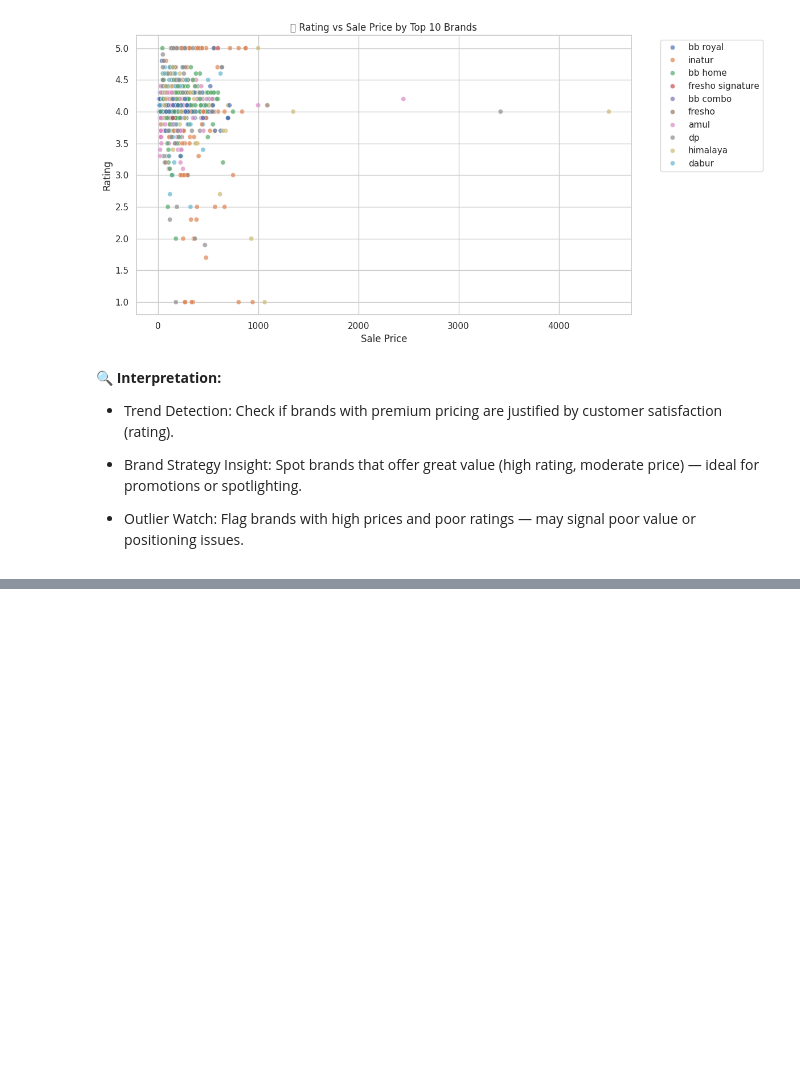
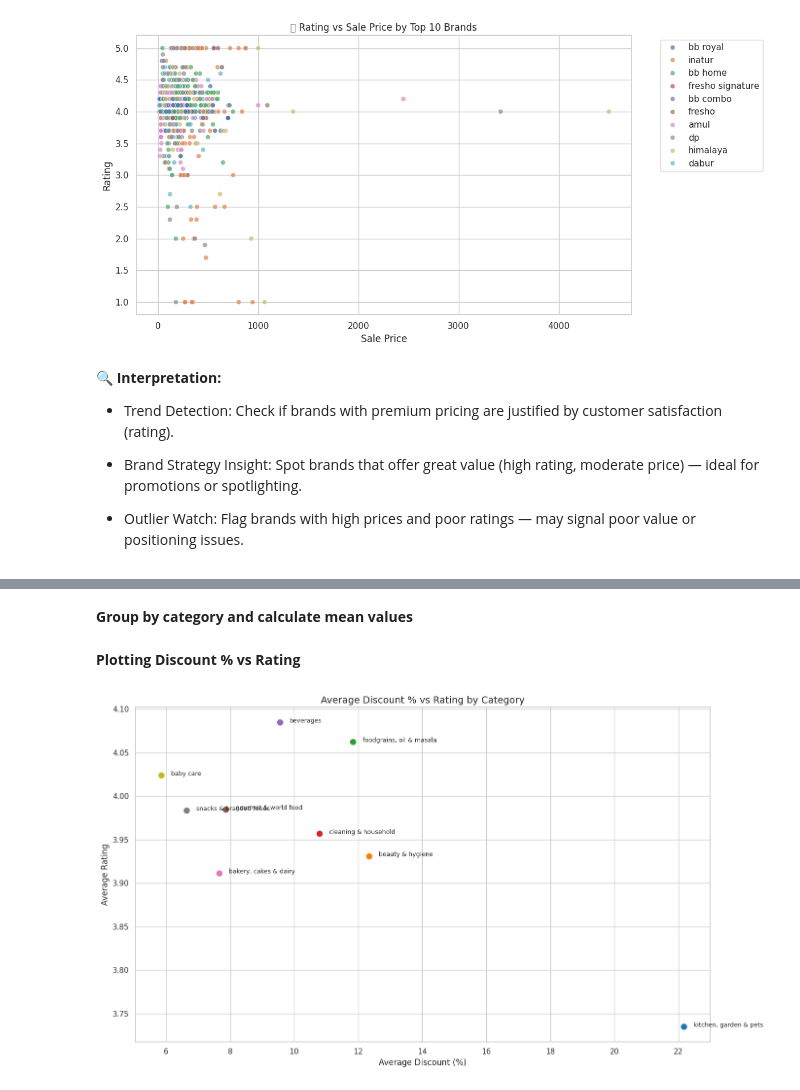
Before and after one commit to Rudrajit12/BigBasket-Product-Assortment-Optimization, a Jupyter notebook: BigBasket_Product_Assortment_Analysis.ipynb, the cells around one changed output, grey strips where cells are left out. Saved outputs shown, nothing was run; the diff lists cells and outputs as text; code cells hidden in the pictures; blank space fills up the shorter version.

```diff
--- a/BigBasket_Product_Assortment_Analysis.ipynb
+++ b/BigBasket_Product_Assortment_Analysis.ipynb
@@ -1415,0 +1495,42 @@ plt.show()
+# %% [markdown]
+**Group by category and calculate mean values**
+# %%
+# Grouping by category
+category_discount_rating = bb_df.groupby('category').agg({
+    'discount_percent': 'mean',
+    'rating': 'mean'
+}).reset_index().dropna()
+
+# Sorting for better readability in plots
+category_discount_rating.sort_values(by='discount_percent', ascending=False, inplace=True)
+# %% [markdown]
+**Plotting Discount % vs Rating**
+# %%
+plt.figure(figsize=(14, 8))
+sns.scatterplot(
+    data=category_discount_rating,
+    x='discount_percent',
+    y='rating',
+    hue='category',
+    palette='tab10',
+    s=100,
+    legend=False
+)
+
+# Annotate points with category names
+for i in range(category_discount_rating.shape[0]):
+    plt.text(
+        x=category_discount_rating['discount_percent'].iloc[i] + 0.3,
+        y=category_discount_rating['rating'].iloc[i],
+        s=category_discount_rating['category'].iloc[i],
+        fontsize=9
+    )
+
+plt.title('Average Discount % vs Rating by Category', fontsize=14)
+plt.xlabel('Average Discount (%)')
+plt.ylabel('Average Rating')
+plt.grid(True)
+plt.tight_layout()
+plt.show()
+# %% [output]
+[figure, added]
```
Also changed, not shown: parts of 32 cells of this notebook.
